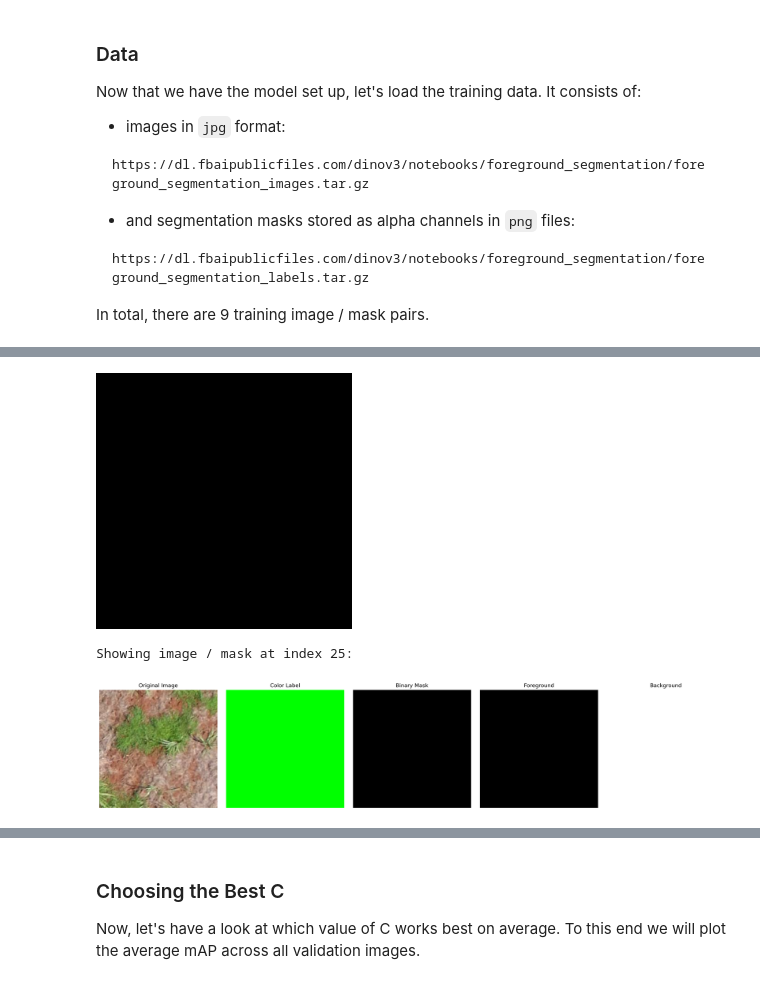
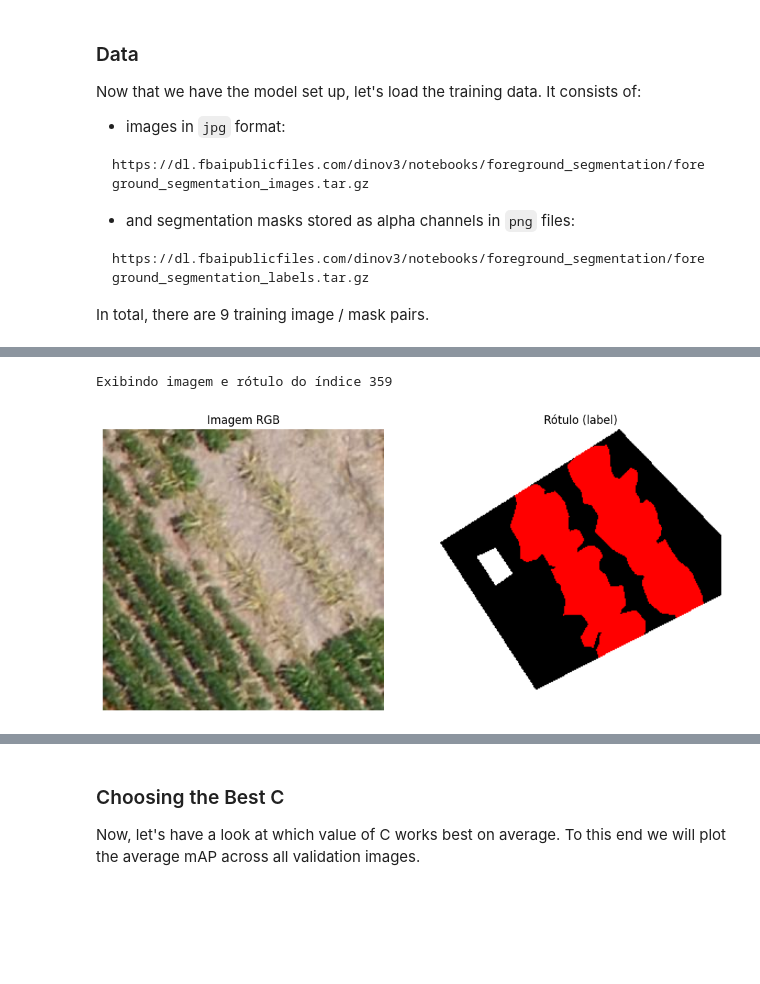
Before and after one commit to wkanashiro/doutorado, a Jupyter notebook: dino-soja/foreground_segmentation_soja.ipynb, the cells around one changed output, grey strips where cells are left out. Saved outputs shown, nothing was run; the diff lists cells and outputs as text; code cells hidden in the pictures; blank space fills up the shorter version.

```diff
--- a/dino-soja/foreground_segmentation_soja.ipynb
+++ b/dino-soja/foreground_segmentation_soja.ipynb
@@ -291,5 +183,0 @@ images[25]
-# %%
-img = process_label_for_soja(images[25])
-img
-# %% [output]
-[figure, removed]
@@ -330,5 +184,22 @@ def visualize_label_processing(label_image: Image.Image, index: int = 0):
-# %%
-visualize_label_processing(labels[25], index=25)
-# %% [output]
-Showing image / mask at index 25:
-[figure, removed]
+# %%
+import numpy as np
+from PIL import Image
+import matplotlib.pyplot as plt
+import random
+
+#data_index = random.randint(0, n_images - 1)
+data_index = 359
+print(f"Exibindo imagem e rótulo do índice {data_index}")
+
+# label_img, image lado a lado
+fig, axes = plt.subplots(1, 2, figsize=(12, 6))
+axes[0].imshow(image_np)
+axes[0].set_title("Imagem RGB")
+axes[0].axis('off')
+axes[1].imshow(label_np)
+axes[1].set_title("Rótulo (label)")
+axes[1].axis('off')
+plt.show()
+# %% [output]
+Exibindo imagem e rótulo do índice 359
+[figure, added]
```
Also changed, not shown: parts of 71 cells of this notebook.
